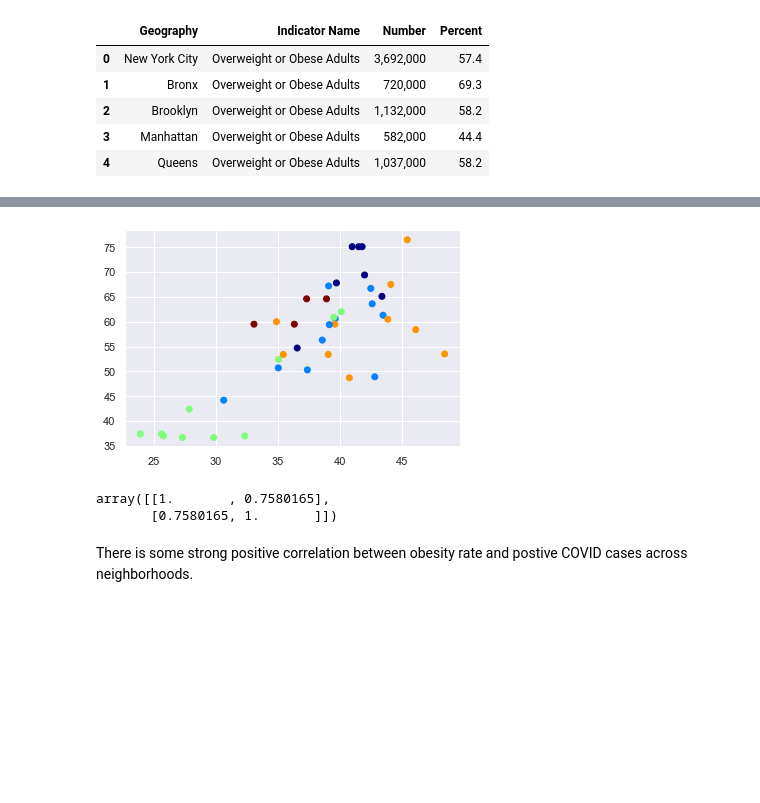
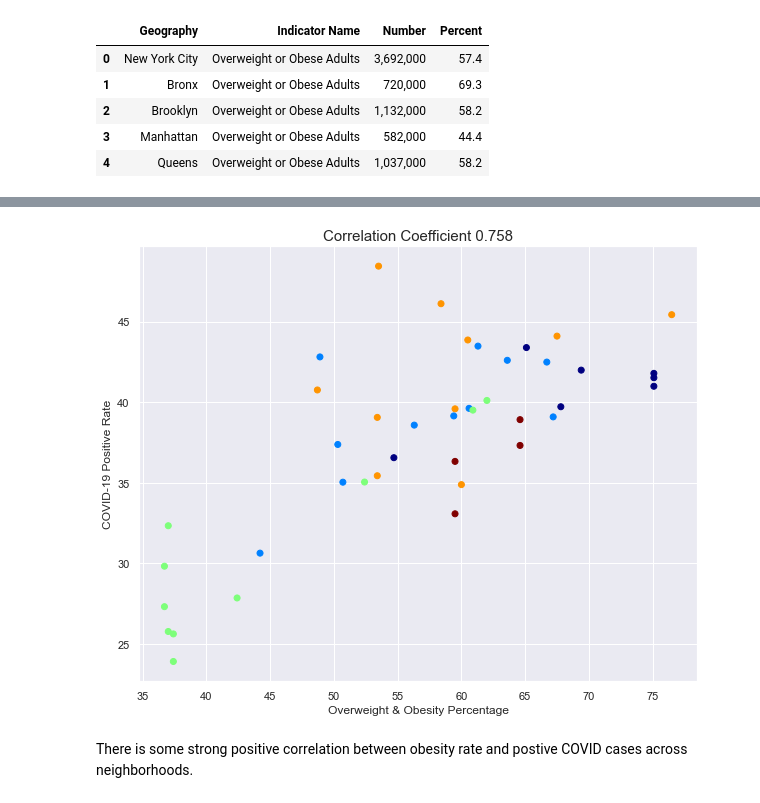
Before and after one commit to nqtri/mit_covid19_challenge, a Jupyter notebook: nyc_covid19_vs_health.ipynb, the cells around one changed output, grey strips where cells are left out. Saved outputs shown, nothing was run; the diff lists cells and outputs as text; code cells hidden in the pictures; blank space fills up the shorter version.

```diff
--- a/nyc_covid19_vs_health.ipynb
+++ b/nyc_covid19_vs_health.ipynb
@@ -248,18 +248,22 @@ case_per_neighborhood.head()
 | 2 | Brooklyn | Bedford Stuyvesant - Crown Heights | Bedford Stuyvesant - Crown Heights | 316269 | 39.09 | 0.044 | 67.2 |
 | 3 | Brooklyn | Bensonhurst - Bay Ridge | Bensonhurst - Bay Ridge | 201541 | 37.38 | 0.040 | 50.3 |
 | 4 | Brooklyn | Borough Park | Borough Park | 322563 | 38.58 | 0.065 | 56.3 |
-# %%
-plt.scatter(case_per_neighborhood['positive_rate'],case_per_neighborhood['obesity_percent'],
-            c= case_per_neighborhood['borough'].astype('category').cat.codes,
-            cmap = 'jet')
-plt.show()
-# %% [output]
-[figure, removed]
-# %%
-np.corrcoef(case_per_neighborhood['positive_rate'],case_per_neighborhood['obesity_percent'])
-# %% [output]
-array([[1.       , 0.7580165],
-       [0.7580165, 1.       ]])
+# %%
+fig, ax = plt.subplots(figsize=(10, 8))
+
+ax.scatter(case_per_neighborhood['obesity_percent'],case_per_neighborhood['positive_rate'],
+            c= case_per_neighborhood['borough'].astype('category').cat.codes,
+            cmap = 'jet')
+
+corr_coef = np.round(np.corrcoef(case_per_neighborhood['positive_rate'],case_per_neighborhood['obesity_percent'])[0,1],3)
+
+ax.set_title('Correlation Coefficient {}'.format(corr_coef), fontsize=15)
+ax.set_xlabel('Overweight & Obesity Percentage', fontsize=12)
+ax.set_ylabel('COVID-19 Positive Rate', fontsize=12)
+
+plt.show()
+# %% [output]
+[figure, added]
 # %% [markdown]
 There is some strong positive correlation between obesity rate and postive COVID cases across neighborhoods.
 # %%
```
Also changed, not shown: parts of 23 cells of this notebook, 1 other file.
